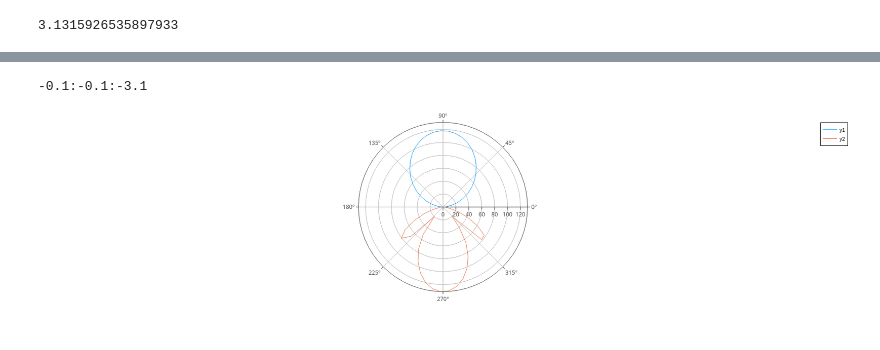
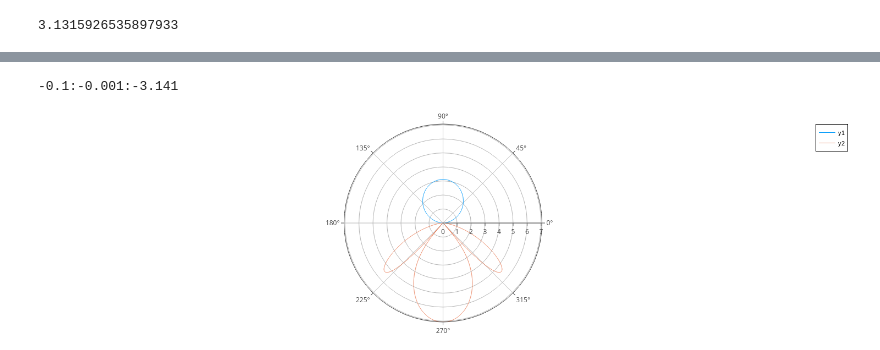
Before and after one commit to Gabmtzz/nanoOpt.jl, a Jupyter notebook: notebook/scatter2d/SgreenL_1.ipynb, the cells around one changed output, grey strips where cells are left out. Cells and saved outputs as stored; diff of their text form; code cells hidden in the pictures.

```diff
--- a/notebook/scatter2d/SgreenL_1.ipynb
+++ b/notebook/scatter2d/SgreenL_1.ipynb
@@ -48,9 +52,9 @@ m = 2
 # %%
 i = 1
 
-k0 = 2π/700
+k0 = 2π/530
 n₁ = mat1.n(k0)
 n₂ = mat2.n(k0)
 r = 500.
-α = 90
+α = 90.
 # %% [output]
@@ -140,5 +82,5 @@ getHₛ (generic function with 2 methods)
 # %% [output]
 3.1315926535897933
 # %%
-Rf = 500
+Rf = 1000
 # %% [output]
@@ -150,14 +92,16 @@ getHₛ(θ,Rf,ϕ,H,k0,m,rod,layer)
 # %%
-θA  = 0.1:0.1:π
-θAn  = -0.1:-0.1:-π
+θA  = 0.1:0.01:π
+θAn  = -0.1:-0.001:-π
 # %% [output]
--0.1:-0.1:-3.1
+-0.1:-0.001:-3.141
 # %%
 HsV = [getHₛ(θA[i],Rf,ϕ,H,k0,m,rod,layer) for i in eachindex(θA)];
 # %%
 HsVn = [getHₛ(θAn[i],Rf,ϕ,H,k0,m,rod,layer) for i in eachindex(θAn)];
+# %%
+c = layer.mat[end].n(k0)/layer.mat[1].n(k0);
 # %%
 plot( θA,abs.(HsV).^2 .*Rf,proj=:polar)
-plot!( θAn,abs.(HsVn).^2 .*Rf,proj=:polar)
+plot!( θAn,c*abs.(HsVn).^2 .*Rf,proj=:polar)
 # %% [output]
-[figure, old version]
+[figure, new version]
```
Also changed, not shown: parts of 47 cells of this notebook, 4 other files.
